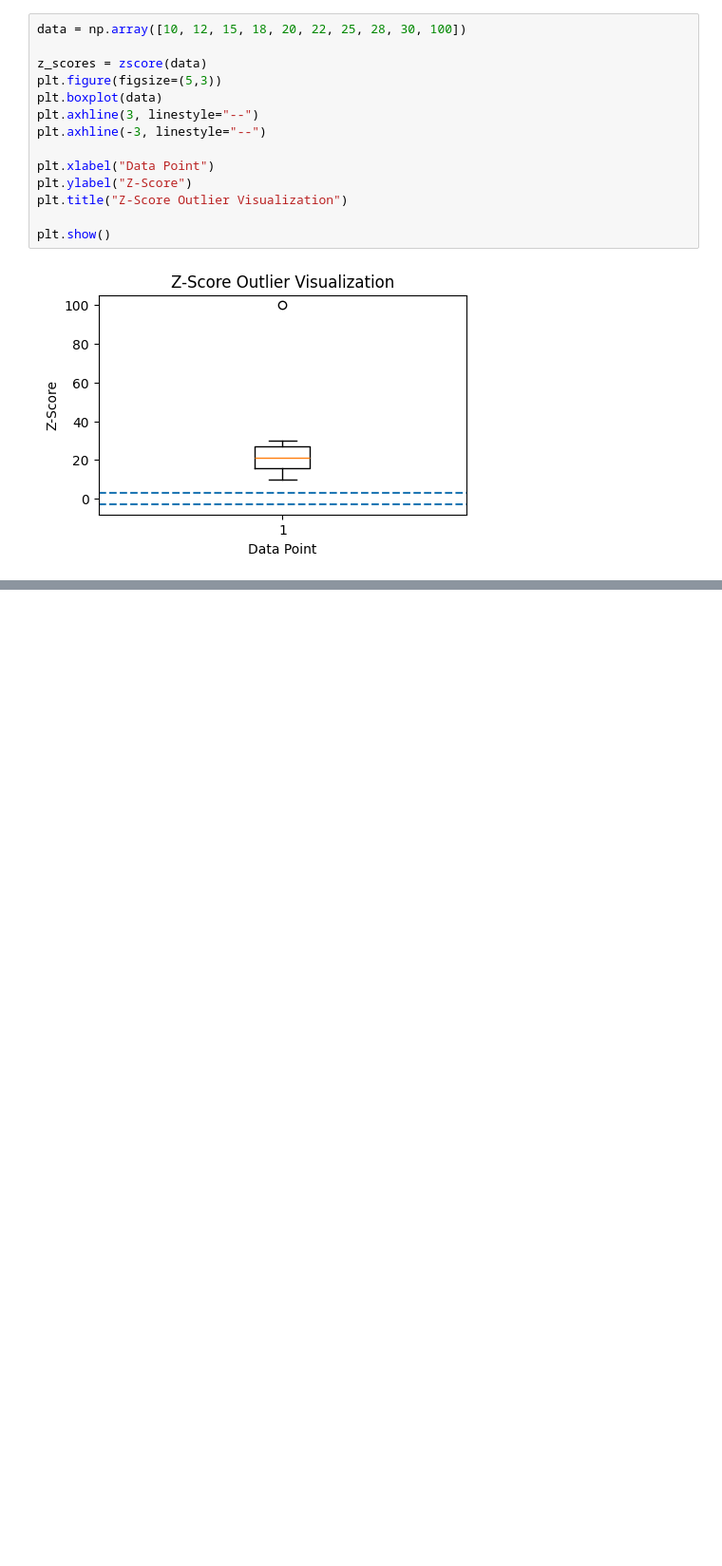
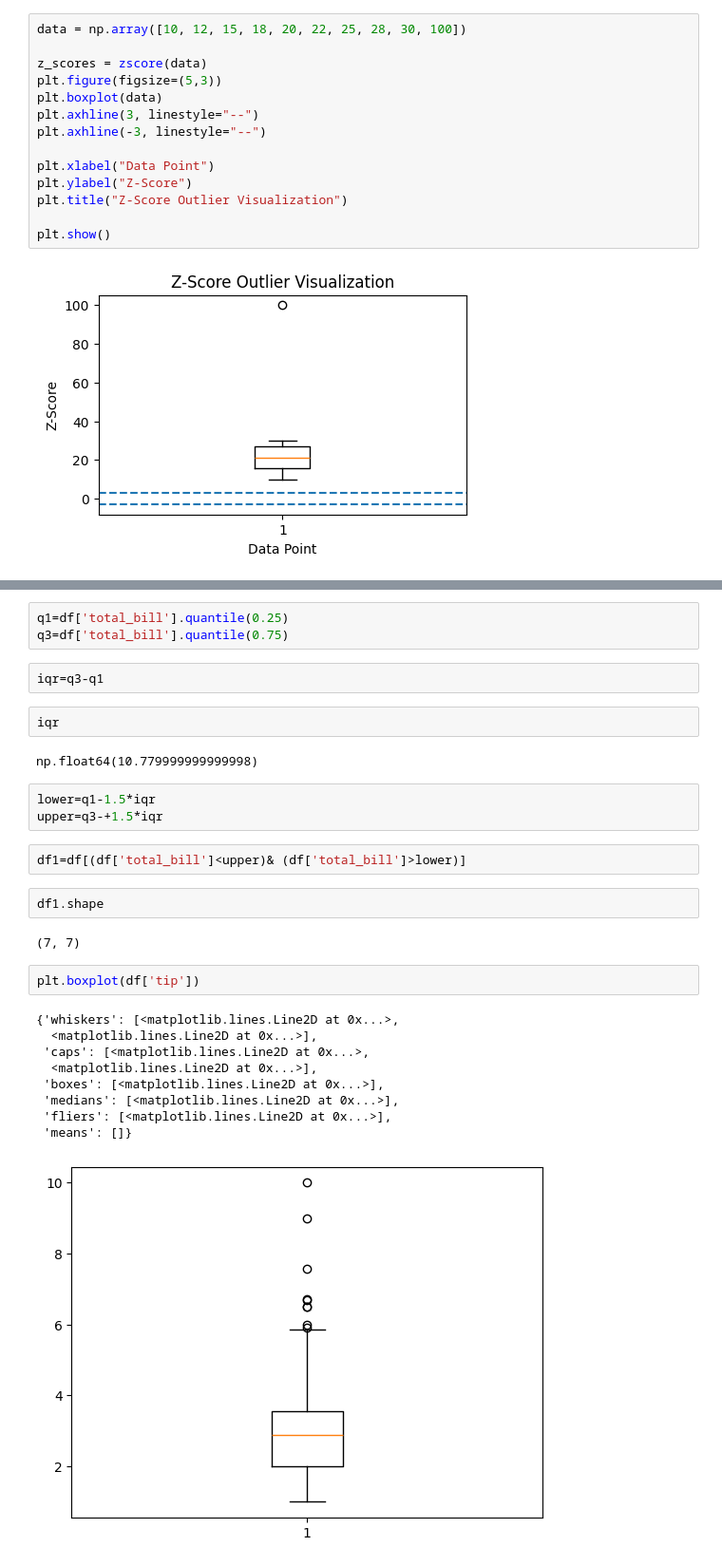
Before and after one commit to chourasiyamayank767-droid/Ricr.ML, a Jupyter notebook: ML_class5.ipynb, the cells around one changed output, grey strips where cells are left out. Shown at 95% size. Cells and saved outputs as stored; diff of their text form; blank space fills up the shorter version.

```diff
--- a/ML_class5.ipynb
+++ b/ML_class5.ipynb
@@ -37,0 +68,30 @@ plt.show()
+# %%
+q1=df['total_bill'].quantile(0.25)
+q3=df['total_bill'].quantile(0.75)
+# %%
+iqr=q3-q1
+# %%
+iqr
+# %% [output]
+np.float64(10.779999999999998)
+# %%
+lower=q1-1.5*iqr
+upper=q3-+1.5*iqr
+# %%
+df1=df[(df['total_bill']<upper)& (df['total_bill']>lower)]
+# %%
+df1.shape
+# %% [output]
+(7, 7)
+# %%
+plt.boxplot(df['tip'])
+# %% [output]
+{'whiskers': [<matplotlib.lines.Line2D at 0x...>,
+  <matplotlib.lines.Line2D at 0x...>],
+ 'caps': [<matplotlib.lines.Line2D at 0x...>,
+  <matplotlib.lines.Line2D at 0x...>],
+ 'boxes': [<matplotlib.lines.Line2D at 0x...>],
+ 'medians': [<matplotlib.lines.Line2D at 0x...>],
+ 'fliers': [<matplotlib.lines.Line2D at 0x...>],
+ 'means': []}
+[figure, added]
```
Also changed, not shown: parts of 13 cells of this notebook.
